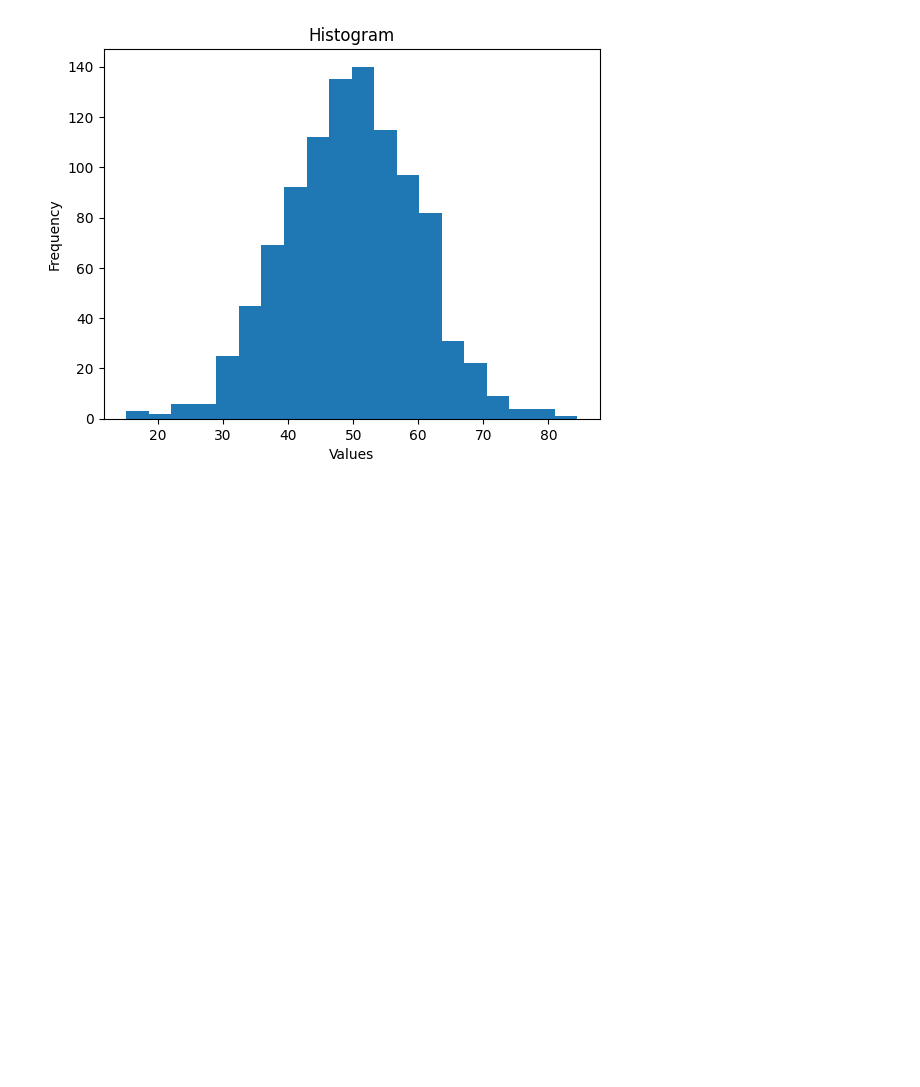
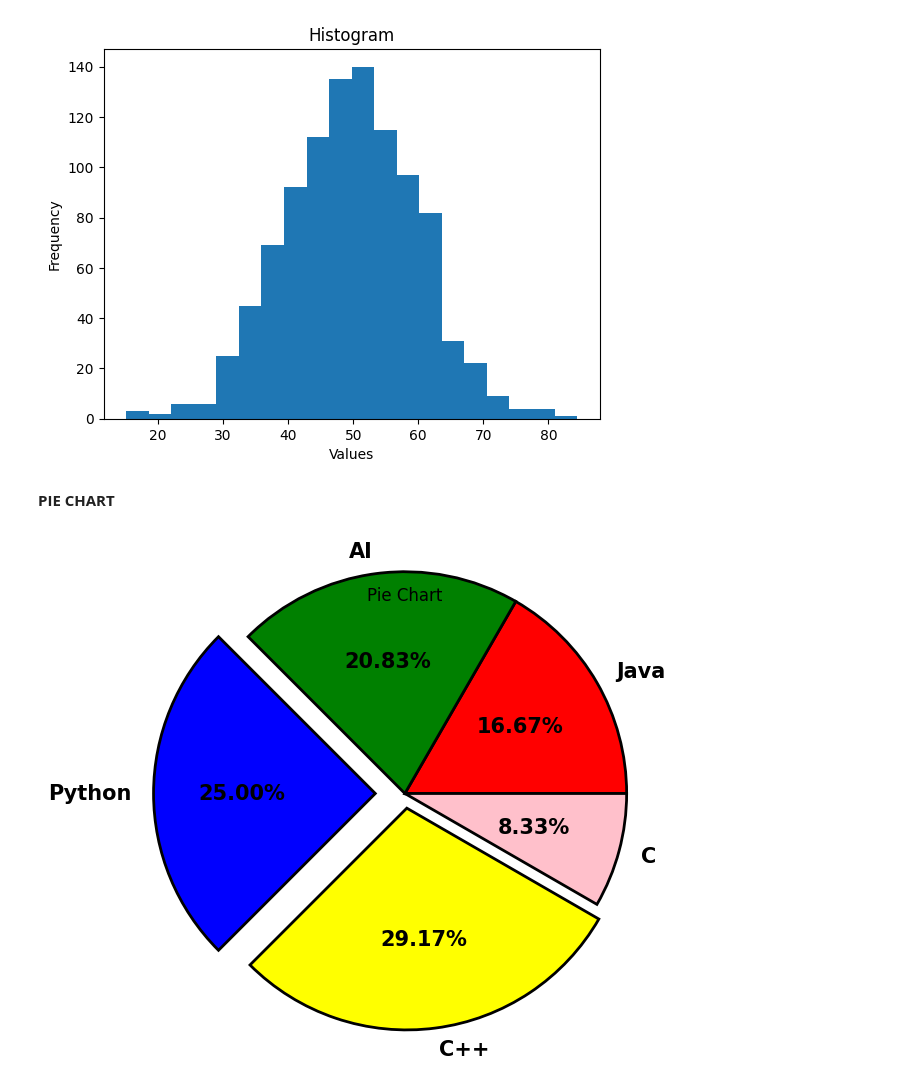
Before and after one commit to vanshchaudharyx/Python-Libraries, a Jupyter notebook: Matplotlib.ipynb, the cells around one changed output. Cells and saved outputs as stored; diff of their text form; code cells hidden in the pictures; blank space fills up the shorter version.

```diff
--- a/Matplotlib.ipynb
+++ b/Matplotlib.ipynb
@@ -72,3 +72,15 @@ plt.title("Histogram")
 plt.show()
 # %% [output]
 [figure]
+# %% [markdown]
+**PIE CHART**
+# %%
+course=['Java','AI','Python','C++','C']
+std=[40,50,60,70,20]
+colors=['red','green','blue','yellow','pink']
+explode=[0,0,0.2,0.1,0]
+plt.pie(std,labels=course,colors=colors,autopct='%1.2f%%',explode=explode,radius=1.5,wedgeprops={"edgecolor":"black","linewidth":2},textprops={"fontsize":15,"fontweight":"bold","color":"black"})
+plt.title('Pie Chart')
+plt.show()
+# %% [output]
+[figure, added]
```
Also changed, not shown: parts of 15 cells of this notebook.
